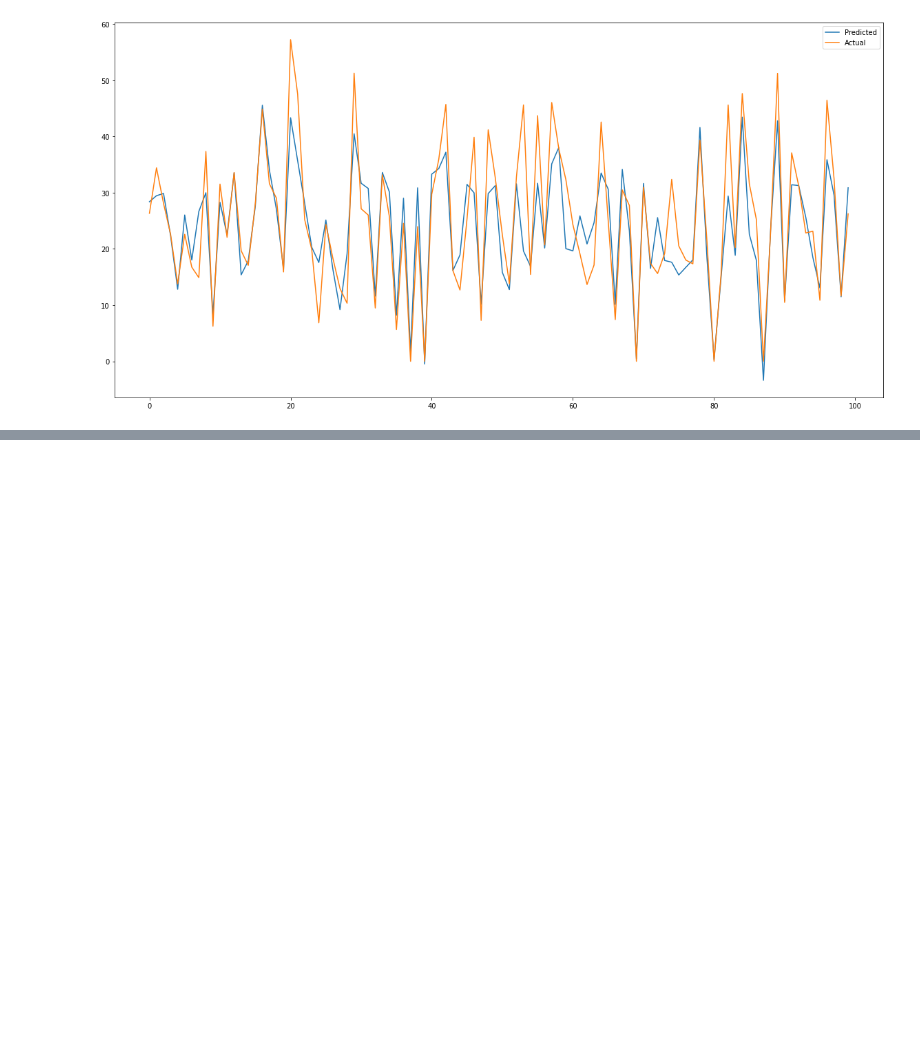
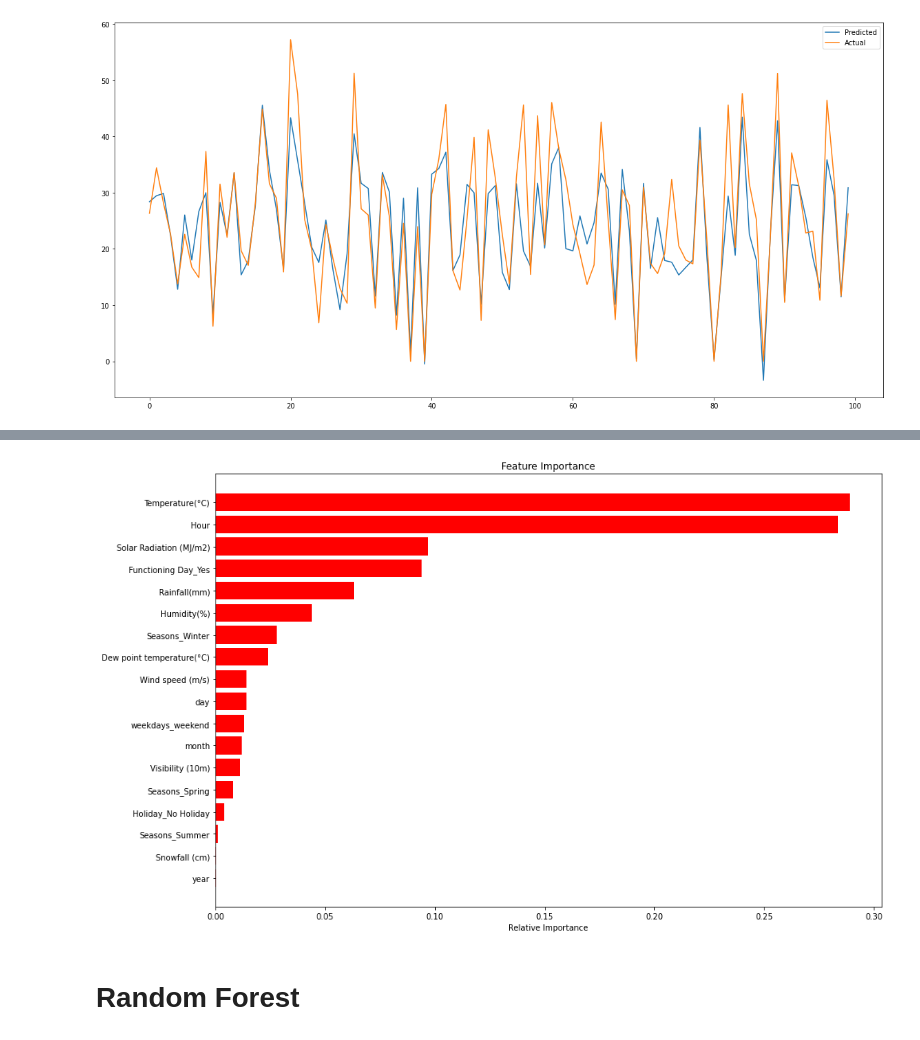
Before and after one commit to Deeksha-Data-Scientist/Seoul-Bike-Sharing-Demand-Prediction, a Jupyter notebook: Bike_Sharing_Demand_Prediction_Capstone_Project.ipynb, the cells around one changed output, grey strips where cells are left out. Cells and saved outputs as stored; diff of their text form; code cells hidden in the pictures; blank space fills up the shorter version.

```diff
--- a/Bike_Sharing_Demand_Prediction_Capstone_Project.ipynb
+++ b/Bike_Sharing_Demand_Prediction_Capstone_Project.ipynb
@@ -505,0 +606,8 @@ Adjusted R2 :  0.7150255159457739
+# %%
+#getting features importance of decision tree
+get_features_importance(dt_model,X_train)
+# %% [output]
+[figure, added]
+# %% [markdown]
+
+# **Random Forest**
```
Also changed, not shown: parts of 29 cells of this notebook.
